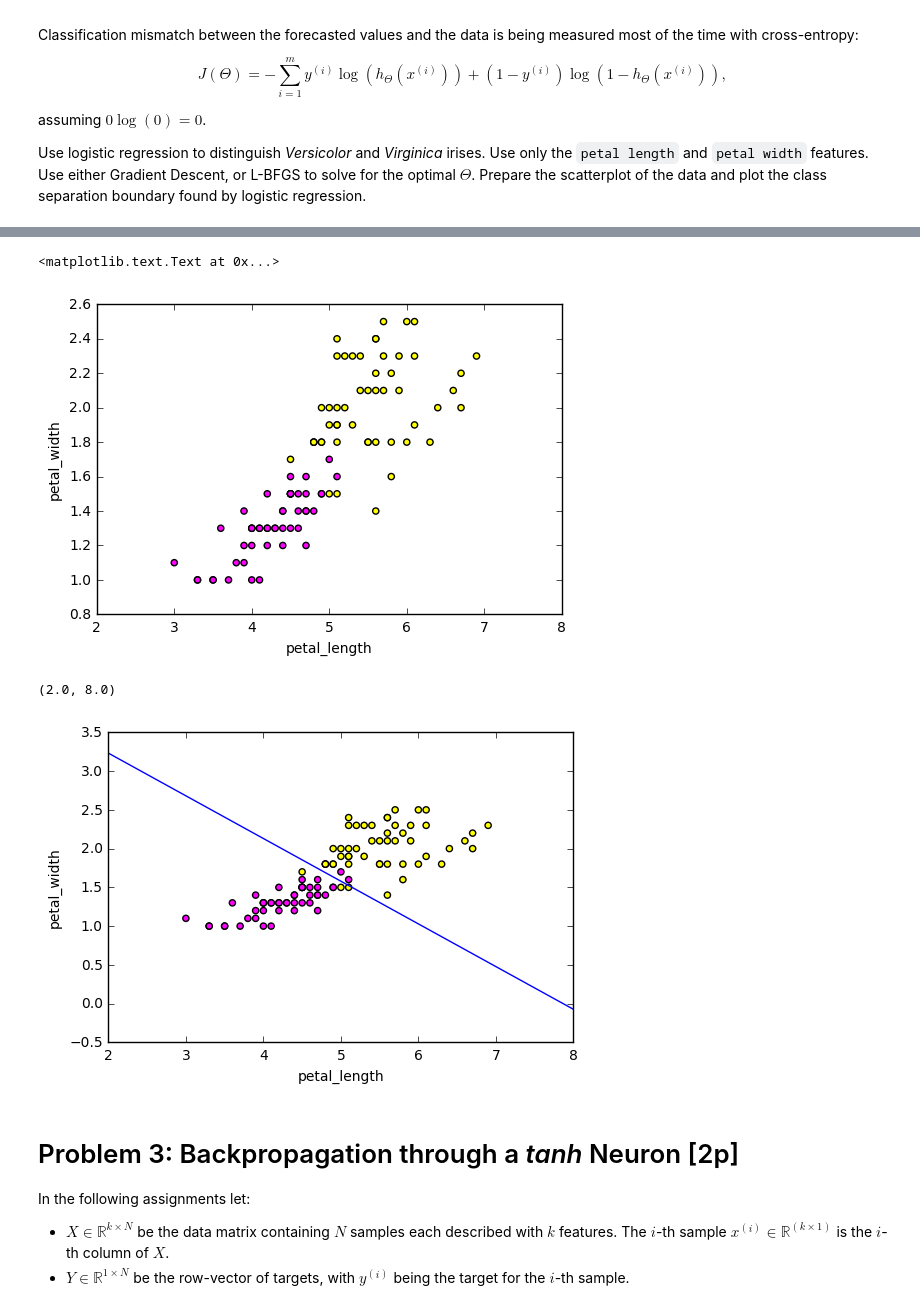
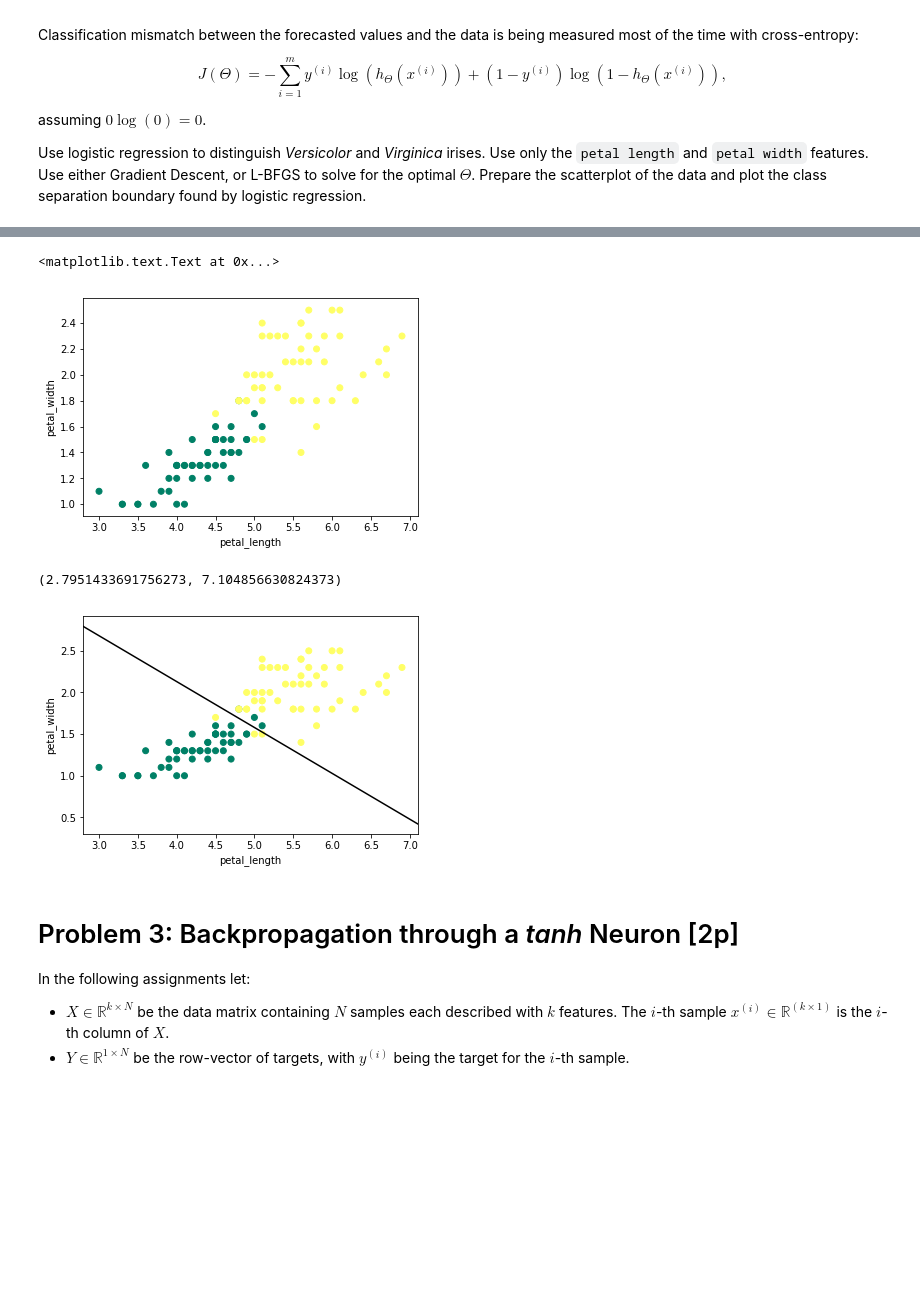
Before and after one commit to eilice/nn, a Jupyter notebook: assignment3/Assignment3.ipynb, the cells around one changed output, grey strips where cells are left out. Saved outputs shown, nothing was run; the diff lists cells and outputs as text; code cells hidden in the pictures; blank space fills up the shorter version.

```diff
--- a/assignment3/Assignment3.ipynb
+++ b/assignment3/Assignment3.ipynb
@@ -85,16 +88,19 @@ taking typically values from $10^{-4},\ldots,10^{-1}$.
 
 from common.gradients import check_gradient
 
+a = 1
+b = 100
+
 def rosenbrock_v(x):
     """Returns the value of Rosenbrock's function at x"""
-    return TOOD
+    return (a-x[0])**2 + b*(x[1] - x[0]**2)**2
 
 def rosenbrock(x):
     """Returns the value of rosenbrock's function and its gradient at x
     """
-    val = TODO
-    dVdX= TODO
-    return [val, dVdX]
+    val = rosenbrock_v(x)
+    dVdX= np.array([2*(x[0]-a)+4*b*x[0]*(x[0]**2-x[1]), 2*b*(x[1] - x[0]**2)])
+    return (val, dVdX)
 
 #
 # Feel free to add your own test points.
@@ -287,13 +322,16 @@ IrisX = IrisX[:, iris.target!=0]
 # Set versicolor=0 and virginia=1
 IrisY = (iris.target[iris.target!=0]-1).reshape(1,-1).astype(np.float64)
 
-scatter(IrisX[1,:], IrisX[2,:], c=IrisY.ravel(), cmap='spring')
+scatter(IrisX[1,:], IrisX[2,:], c=IrisY.ravel(), cmap='summer')
 xlabel('petal_length')
 ylabel('petal_width')
 # %% [output]
 <matplotlib.text.Text at 0x...>
-[figure, old version]
+[figure, new version]
 # %%
+def sigmoid(x):
+    return 1/(1+exp(-x))
+
 class LogisticRegressionCost(object):
     def __init__(self, X, Y):
         self.X = X
@@ -306,40 +344,56 @@ class LogisticRegressionCost(object):
 
         #reshape Theta
         ThetaR = Theta.reshape(X.shape[0],1)
 
-        nll = TODO
+        Z = (ThetaR.T).dot(X)
+        h = sigmoid(Z)
+        nll = -np.sum(Y*log(h) + (1 - Y)*log(1-h))
 
-        grad = TODO
+        grad = X.dot((h - Y).T)
 
         #reshape gard into the shape of Theta, for fmin_l_bfsgb to work
         return nll, grad.reshape(Theta.shape)
 
 iris_log_reg = LogisticRegressionCost(IrisX, IrisY)
 
 #TODO: add afew gradient checks as in the code above!
+obj = LogisticRegressionCost(IrisX, IrisY)
+for test_point in [[0., 0.,0.],
+                   [1., 1.,1.],
+                   [0.5, 1.0,1.5],
+                   [1.0, 0.5,0.]]:
+    assert check_gradient(obj, np.array(test_point), prec=1e-5)
 
 Theta0 = np.zeros((3))
 
 #
 # Call a solver
 #
 
-ThetaOpt = TODO
+
+
+iris_hist = []
+def save_iris_hist(x):
+    iris_hist.append(np.array(x))
+
+iris_ret = sopt.fmin_l_bfgs_b(obj, Theta0, callback=save_iris_hist)
+#print(iris_ret)
+ThetaOpt = iris_ret[0]
 
 #
 # Now plot the found separation line
 #
 
-scatter(IrisX[1,:], IrisX[2,:], c=IrisY.ravel(), cmap='spring')
+scatter(IrisX[1,:], IrisX[2,:], c=IrisY.ravel(), cmap='summer')
 xlabel('petal_length')
 ylabel('petal_width')
 pl_min, pl_max = xlim()
 pl = linspace(pl_min, pl_max, 1000)
-plot(pl, -(ThetaOpt[0]+ThetaOpt[1]*pl)/ThetaOpt[2])
+plot(pl, -(ThetaOpt[0]+ThetaOpt[1]*pl)/ThetaOpt[2], color='black')
 xlim(pl_min, pl_max)
 # %% [output]
-(2.0, 8.0)
+(2.7951433691756273, 7.104856630824373)
-[figure, old version]
+[figure, new version]
 # %% [markdown]
 # Problem 3: Backpropagation through a *tanh* Neuron [2p]
 
```
Also changed, not shown: parts of 29 cells of this notebook, 1 other file.
